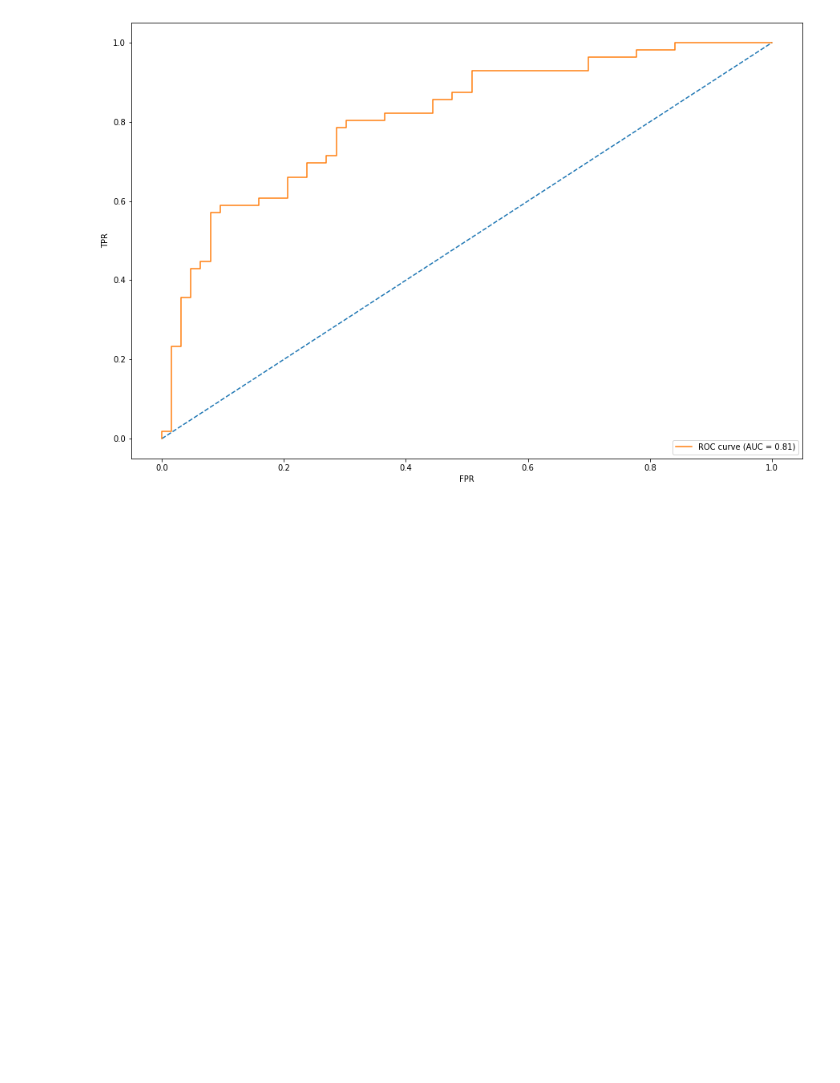
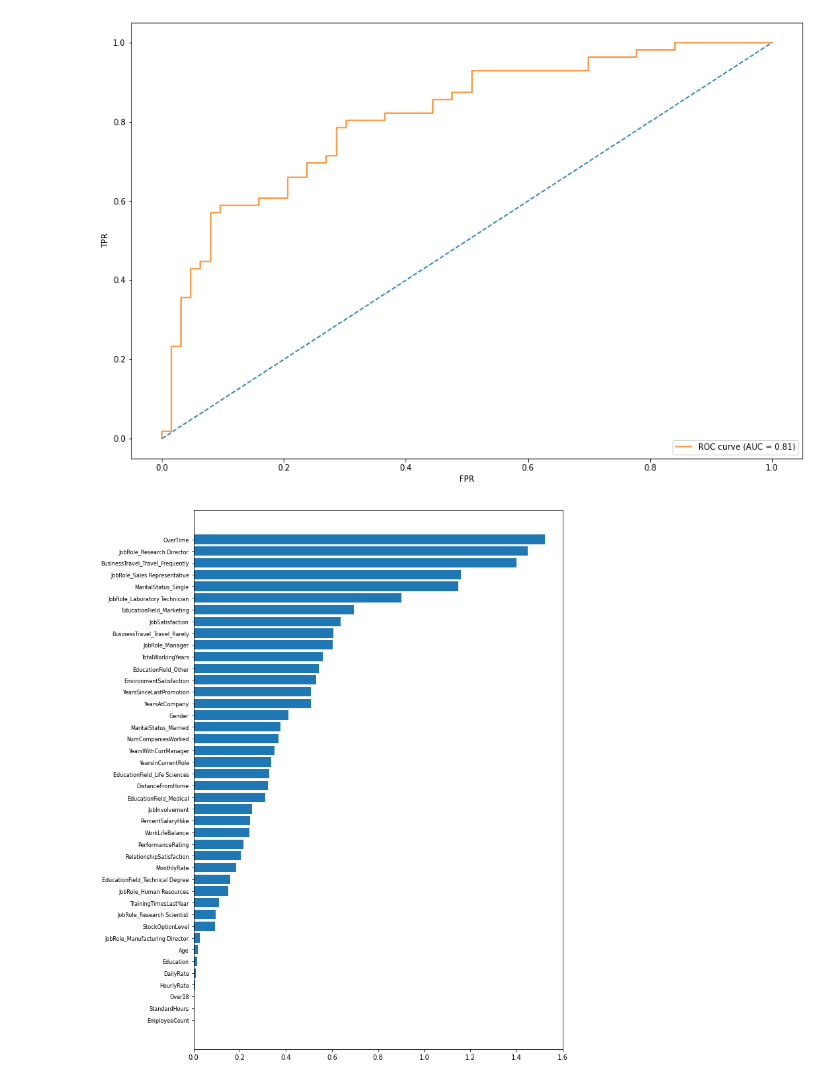
Before and after one commit to thunderdog101/Machine-Learning, a Jupyter notebook: ML_Class2.ipynb, the cells around one changed output. Drawn from its saved outputs; the diff is of its cells as text; code cells hidden in the pictures; blank space fills up the shorter version.

```diff
--- a/ML_Class2.ipynb
+++ b/ML_Class2.ipynb
@@ -301,3 +301,18 @@ plt.legend(loc='lower right')
 plt.show()
 # %% [output]
 [figure]
+# %%
+feature_importance = abs(clf.coef_[0])
+# feature_importance = 100.0 * (feature_importance / feature_importance.max())
+sorted_idx = np.argsort(feature_importance)
+pos = np.arange(sorted_idx.shape[0]) + 0.5
+
+featfig = plt.figure(figsize=(10,15))
+featax = featfig.add_subplot(1, 1, 1)
+featax.barh(pos, feature_importance[sorted_idx], align='center')
+featax.set_yticks(pos)
+featax.set_yticklabels(np.array(X.columns)[sorted_idx], fontsize=8)
+
+plt.show()
+# %% [output]
+[figure, added]
```
